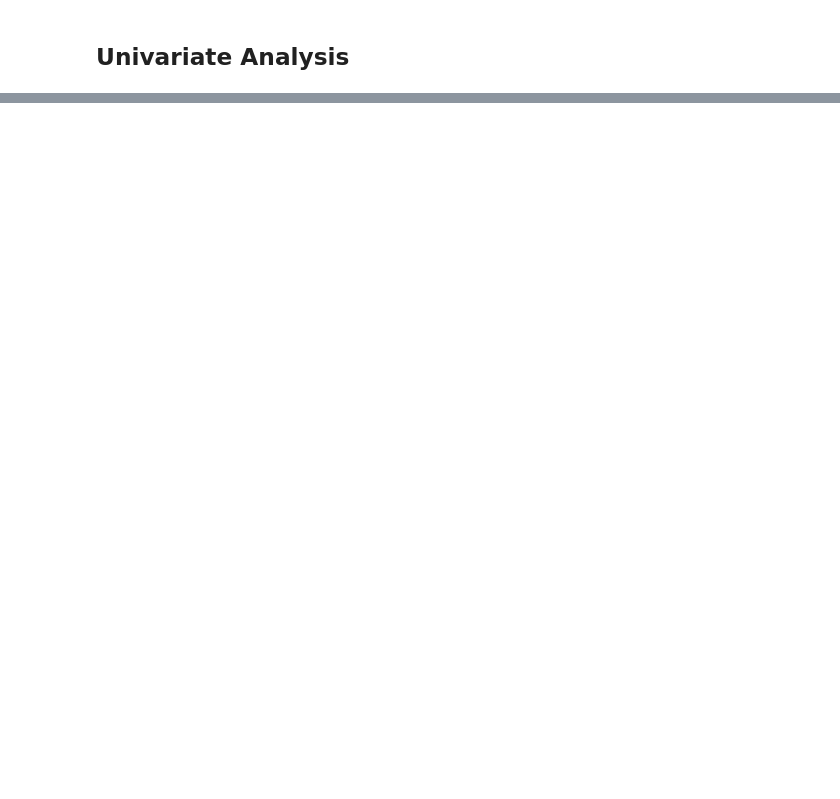
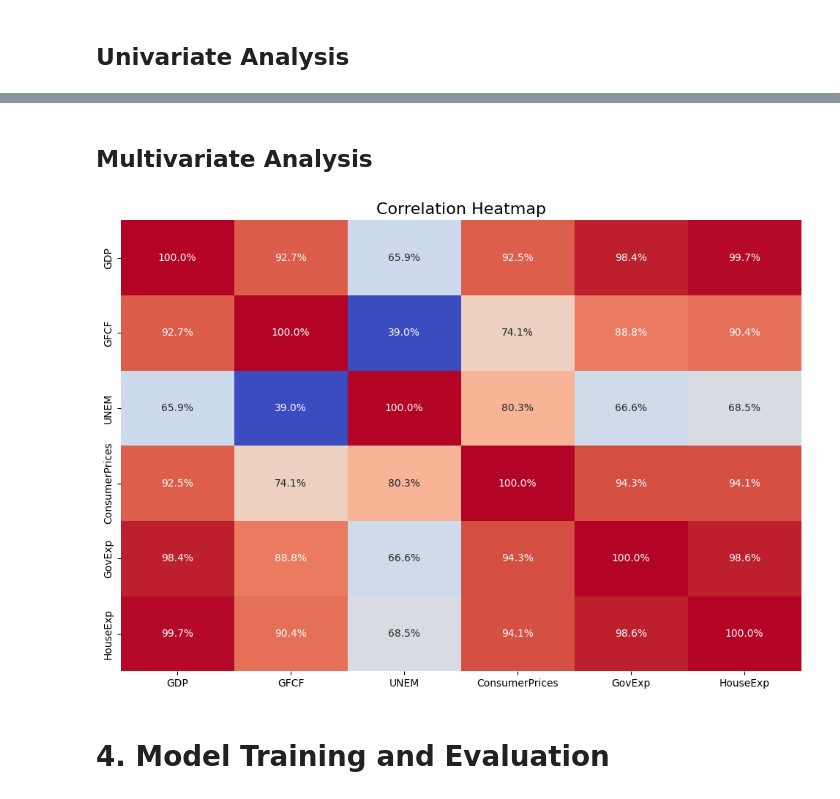
Before and after one commit to Mdhlalose/sarb-data-science-exercise, a Jupyter notebook: code.ipynb, the cells around one changed output, grey strips where cells are left out. Cells and saved outputs as stored; diff of their text form; code cells hidden in the pictures; blank space fills up the shorter version.

```diff
--- a/code.ipynb
+++ b/code.ipynb
@@ -246,0 +250,12 @@ plt.show()
+# %% [markdown]
+## Multivariate Analysis
+# %%
+corr_matrix = df.drop(columns='Date').corr()
+plt.figure(figsize=(12, 8))
+sns.heatmap(corr_matrix, annot=True, cmap='coolwarm', fmt='.1%', cbar=False)
+plt.title('Correlation Heatmap', fontsize=16)
+plt.show()
+# %% [output]
+[figure, added]
+# %% [markdown]
+# 4. Model Training and Evaluation
```
Also changed, not shown: parts of 16 cells of this notebook, 1 other file.
